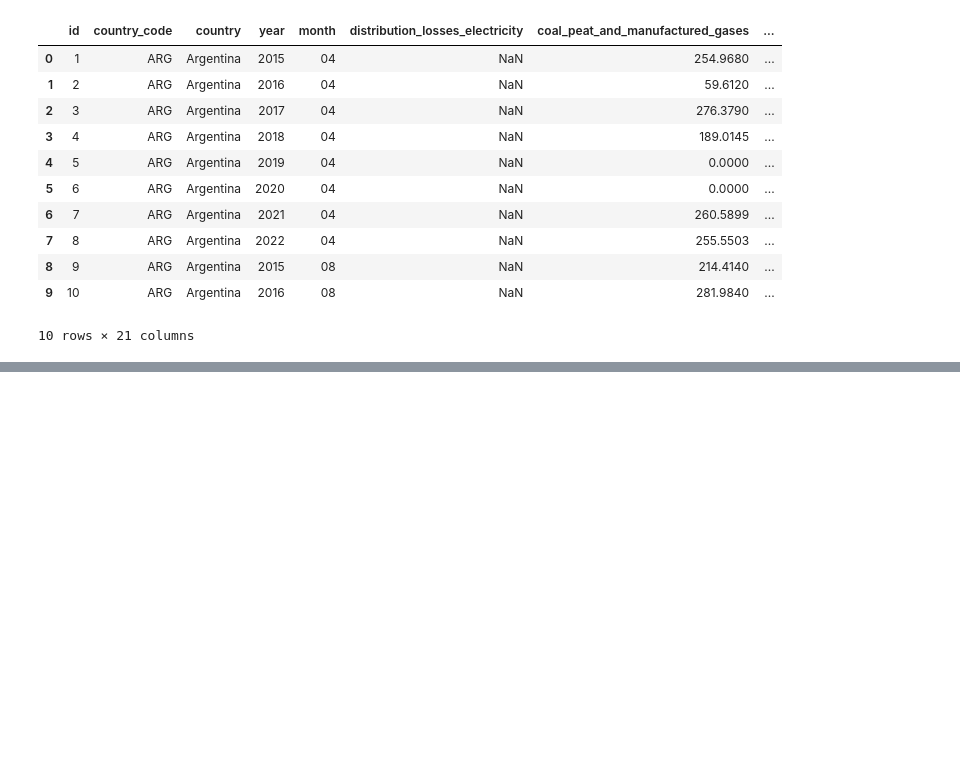
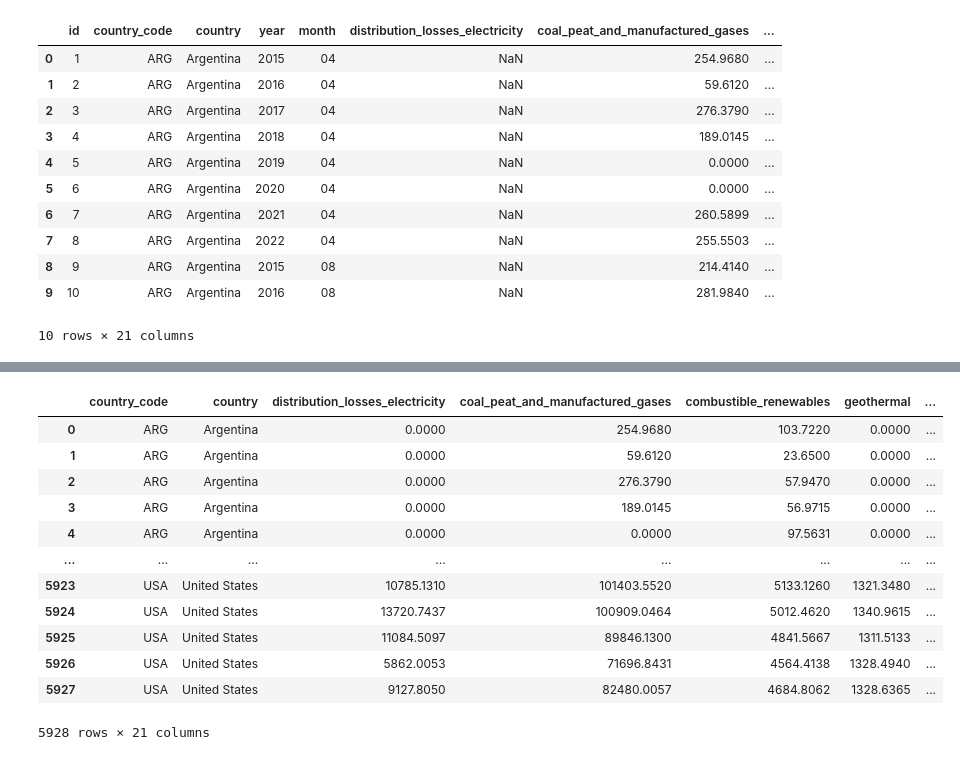
Before and after one commit to shwetajain1022/Project-4, a Jupyter notebook: electricity_model.ipynb, the cells around one changed output, grey strips where cells are left out. Cells and saved outputs as stored; diff of their text form; code cells hidden in the pictures; blank space fills up the shorter version.

```diff
--- a/electricity_model.ipynb
+++ b/electricity_model.ipynb
@@ -43,0 +65,6 @@ energyconsumption_df.head(10)
+# %%
+energyconsumption_final_df["date"] = pd.to_datetime(energyconsumption_final_df['year'].astype(str) + energyconsumption_final_df['month'].astype(str)+
+                                       "01" ,format='%Y%m%d')
+# %%
+energyconsumption_final_df = pd.merge(energyconsumption_final_df,population_df,how="inner",
+                                      left_on=['country_code','month','year'], right_on = ['country_code','month','year'])
@@ -43,0 +83,19 @@ energyconsumption_df.head(10)
+# %%
+energyconsumption_final_df = energyconsumption_final_df.drop(columns={'year','month','id_x','id_y','country_y','id'})
+energyconsumption_final_df = energyconsumption_final_df.rename(columns={'country_x':'country'})
+energyconsumption_final_df = energyconsumption_final_df.fillna(0)
+energyconsumption_final_df
+# %% [output]
+|  | country_code | country | distribution_losses_electricity | coal_peat_and_manufactured_gases | combustible_renewables | geothermal | ... |
+| 0 | ARG | Argentina | 0.0000 | 254.9680 | 103.7220 | 0.0000 | ... |
+| 1 | ARG | Argentina | 0.0000 | 59.6120 | 23.6500 | 0.0000 | ... |
+| 2 | ARG | Argentina | 0.0000 | 276.3790 | 57.9470 | 0.0000 | ... |
+| 3 | ARG | Argentina | 0.0000 | 189.0145 | 56.9715 | 0.0000 | ... |
+| 4 | ARG | Argentina | 0.0000 | 0.0000 | 97.5631 | 0.0000 | ... |
+| ... | ... | ... | ... | ... | ... | ... | ... |
+| 5923 | USA | United States | 10785.1310 | 101403.5520 | 5133.1260 | 1321.3480 | ... |
+| 5924 | USA | United States | 13720.7437 | 100909.0464 | 5012.4620 | 1340.9615 | ... |
+| 5925 | USA | United States | 11084.5097 | 89846.1300 | 4841.5667 | 1311.5133 | ... |
+| 5926 | USA | United States | 5862.0053 | 71696.8431 | 4564.4138 | 1328.4940 | ... |
+| 5927 | USA | United States | 9127.8050 | 82480.0057 | 4684.8062 | 1328.6365 | ... |
+5928 rows × 21 columns
```
Also changed, not shown: parts of 4 cells of this notebook, 2 other files.
